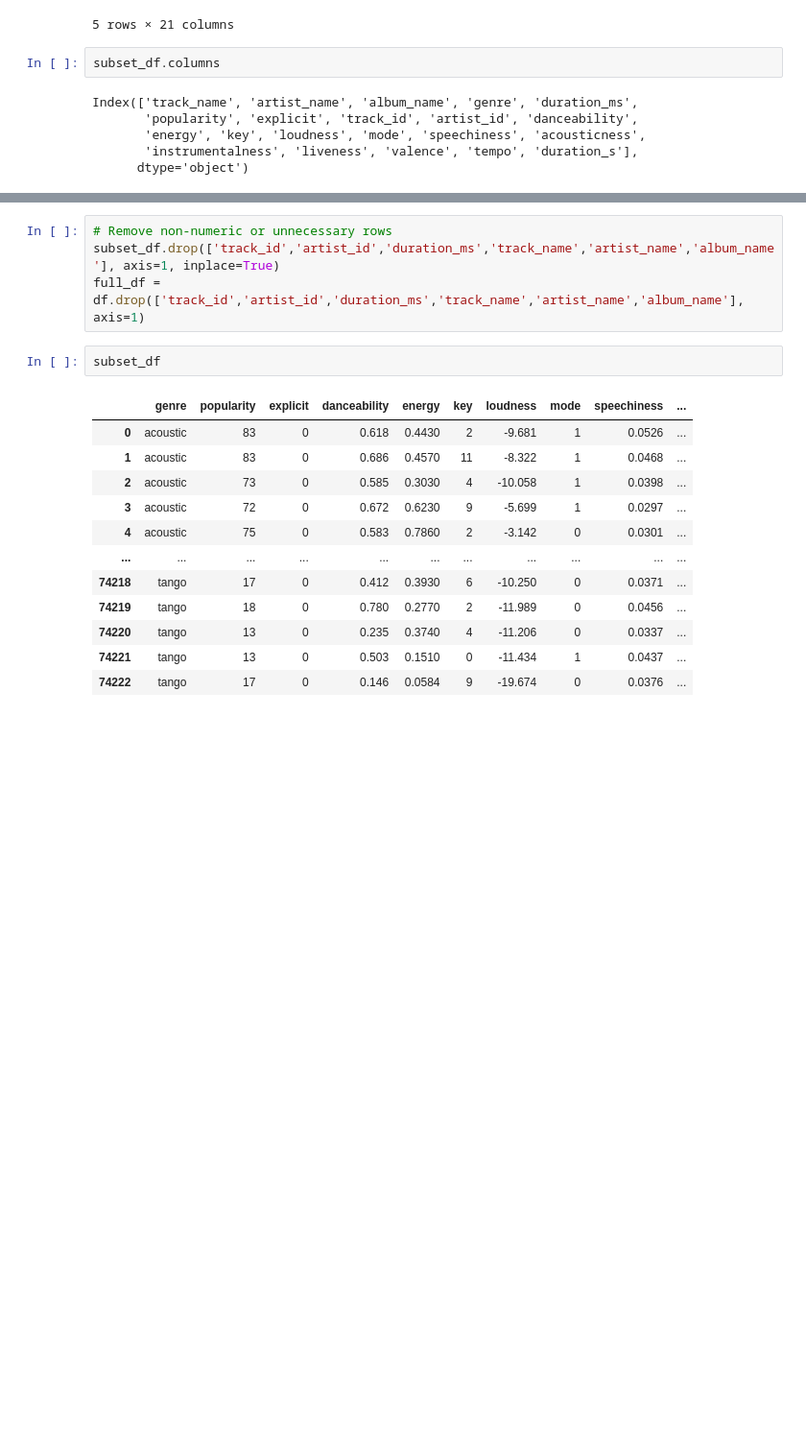
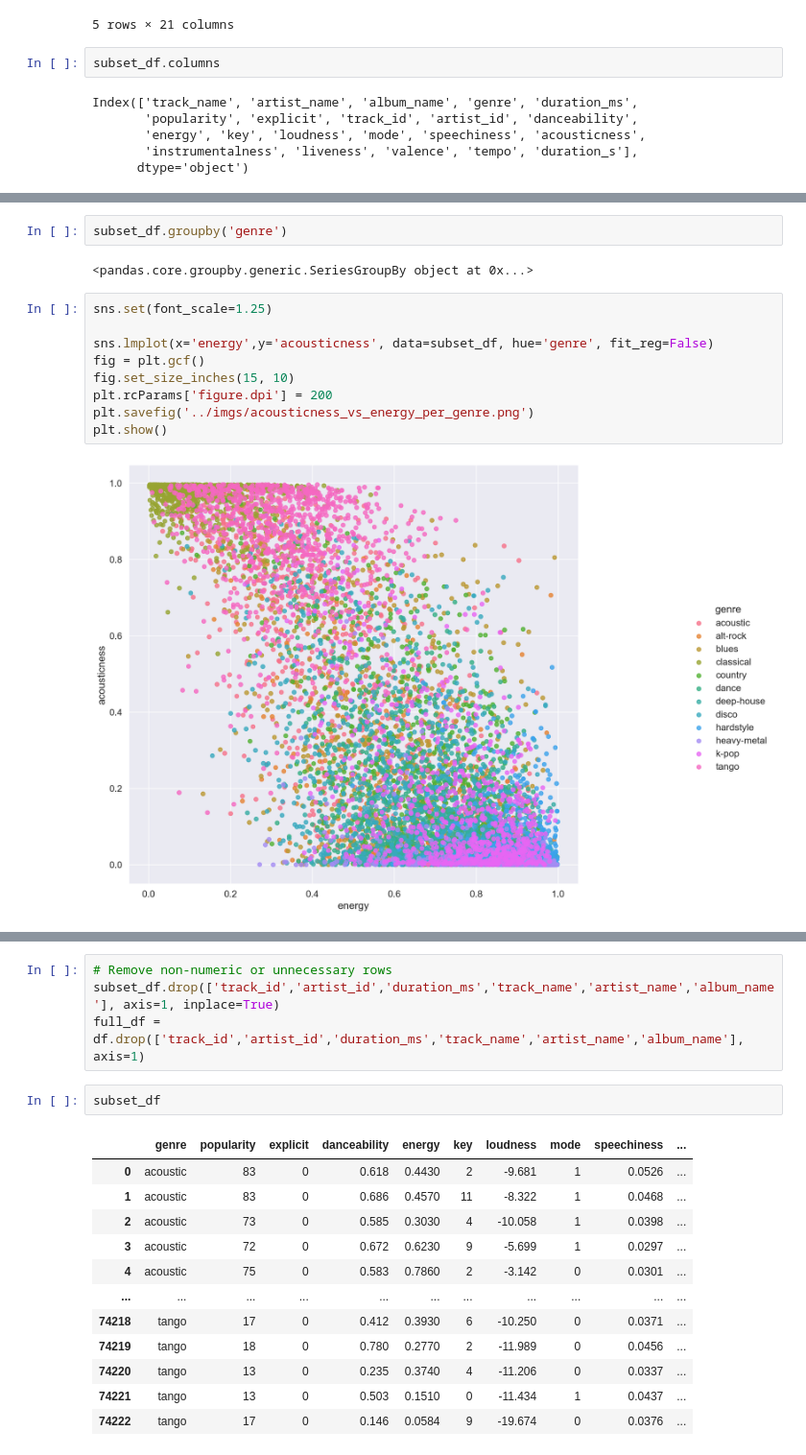
Before and after one commit to kenshr/Music-Genre-Classification-with-Audio-Features, a Jupyter notebook: src/EDA - Machine Learning.ipynb, the cells around one changed output, grey strips where cells are left out. Shown at 96% size. Saved outputs shown, nothing was run; the diff lists cells and outputs as text; blank space fills up the shorter version.

```diff
--- a/src/EDA - Machine Learning.ipynb
+++ b/src/EDA - Machine Learning.ipynb
@@ -150,0 +196,15 @@ Index(['track_name', 'artist_name', 'album_name', 'genre', 'duration_ms',
+# %%
+subset_df.groupby('genre')
+# %% [output]
+<pandas.core.groupby.generic.SeriesGroupBy object at 0x...>
+# %%
+sns.set(font_scale=1.25)
+
+sns.lmplot(x='energy',y='acousticness', data=subset_df, hue='genre', fit_reg=False)
+fig = plt.gcf()
+fig.set_size_inches(15, 10)
+plt.rcParams['figure.dpi'] = 200
+plt.savefig('../imgs/acousticness_vs_energy_per_genre.png')
+plt.show()
+# %% [output]
+[figure, added]
```
Also changed, not shown: parts of 12 cells of this notebook.
